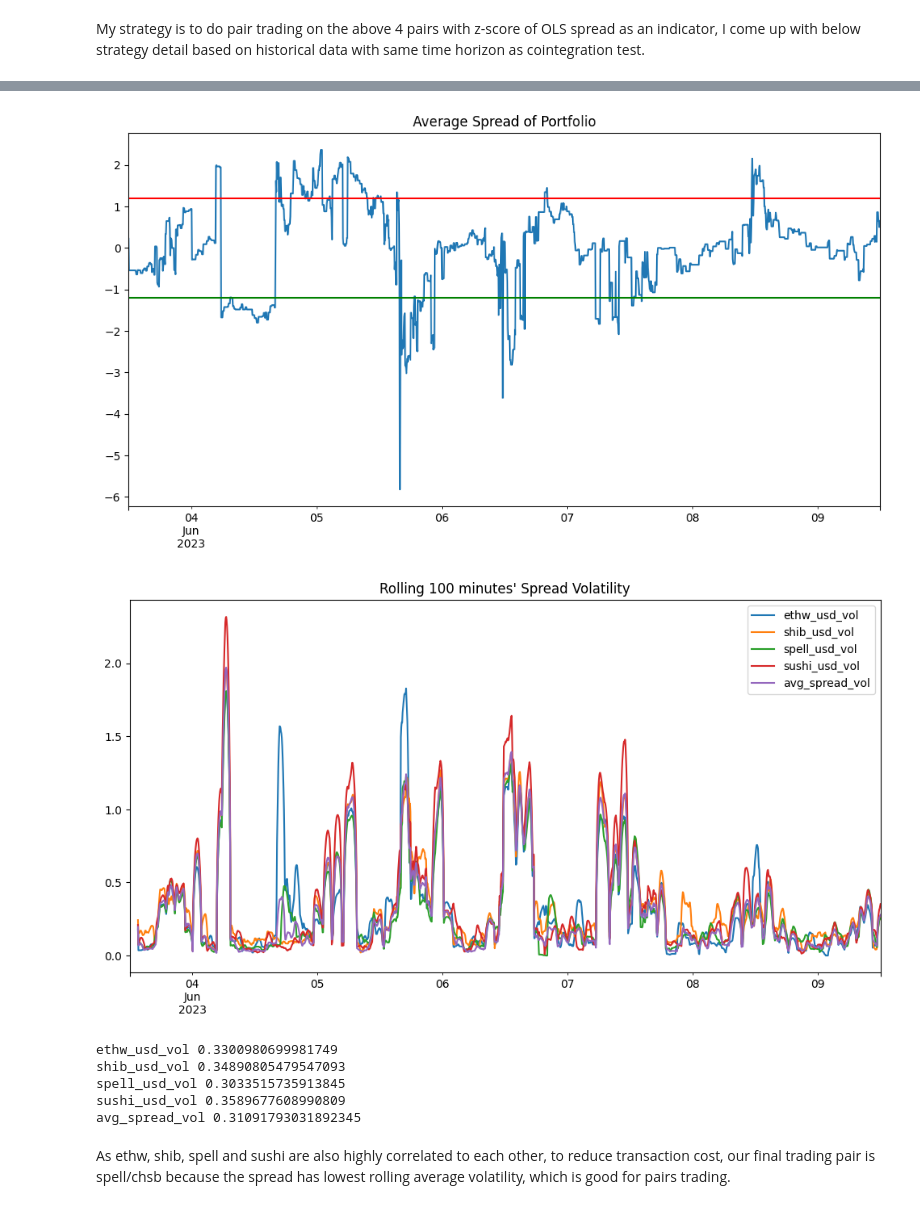
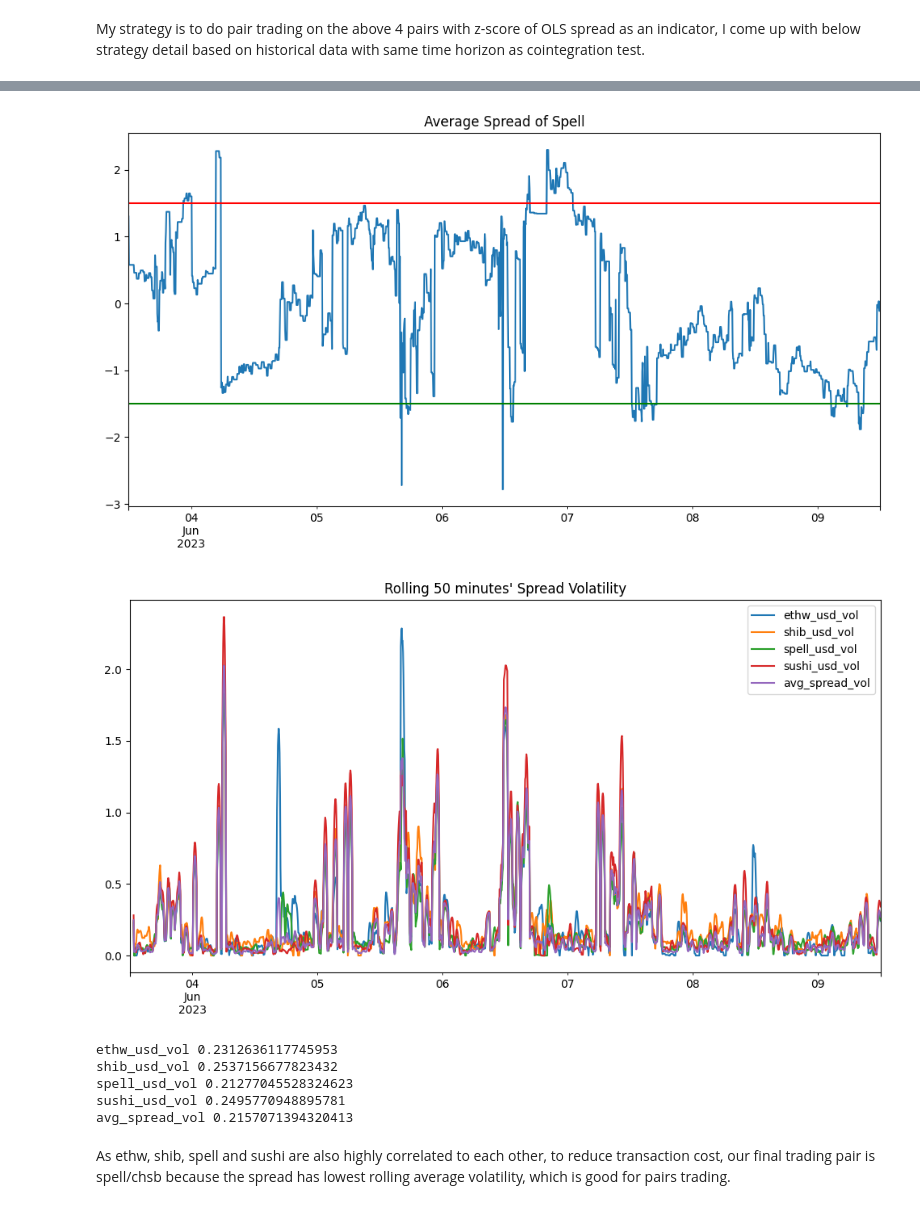
Before and after one commit to Hansen-chen/Crypto_Pairs-Trading-and-Event-Driven-Backtesting, a Jupyter notebook: crypto_strategy_and_backtest.ipynb, the cells around one changed output, grey strips where cells are left out. Saved outputs shown, nothing was run; the diff lists cells and outputs as text; code cells hidden in the pictures.

Commit message:
modified event driven backtest and graph; add write up

```diff
--- a/crypto_strategy_and_backtest.ipynb
+++ b/crypto_strategy_and_backtest.ipynb
@@ -99,0 +128,4 @@ spot_df_corr_test = spot_df[(spot_df.index >= start_time) & (spot_df.index <= en
+# %%
+scores, pvalues, pairs = find_cointegrated_pairs(spot_df_corr_test,min_pvalue)
+print("Below pairs of crypto are chosen for pairs trading strategy")
+print(pairs)
@@ -99,0 +152,5 @@ spot_df_corr_test = spot_df[(spot_df.index >= start_time) & (spot_df.index <= en
+# %%
+all_coins = [a for (a,b) in pairs] + [b for (a,b) in pairs]
+unique_coins = list(set(all_coins))
+selected_spot_df_corr_test = spot_df_corr_test[unique_coins]
+pair_correlations = selected_spot_df_corr_test.corr()
@@ -99,0 +172,3 @@ spot_df_corr_test = spot_df[(spot_df.index >= start_time) & (spot_df.index <= en
+# %%
+final_pairs = [pair for pair in pairs if not ("mxnt_usd" in pair)]
+final_pairs
@@ -147,23 +213,23 @@ all_spreads
 # %%
 #plot the avg_spread of the portfolio
-all_spreads['ethw_usd'].plot(figsize=(12,6))
-plt.axhline(1.2, color='red')
-plt.axhline(-1.2, color='green')
-plt.title("Average Spread of Portfolio")
+all_spreads['spell_usd'].plot(figsize=(12,6))
+plt.axhline(1.5, color='red')
+plt.axhline(-1.5, color='green')
+plt.title("Average Spread of Spell")
 plt.show()
 # %% [output]
-[figure, old version]
+[figure, new version]
 # %%
-#calculate volatility of all_spreads, for each column individually in rolling window of 20
+#calculate volatility of all_spreads, for each column individually in rolling window of 10
 for column in all_spreads.columns:
-    all_spreads[column+'_vol'] = all_spreads[column].rolling(20).std()
+    all_spreads[column+'_vol'] = all_spreads[column].rolling(10).std()
 
 #plot the volatility of the portfolio
 for column in all_spreads.columns:
     if '_vol' in column:
         all_spreads[column].plot(figsize=(12,6),label=column)
 plt.legend()
-plt.title("Rolling 100 minutes' Spread Volatility")
+plt.title("Rolling 50 minutes' Spread Volatility")
 plt.show()
 
 #print average volatility of the portfolio
@@ -171,12 +237,12 @@ for column in all_spreads.columns:
     if '_vol' in column:
         print(column,all_spreads[column].mean())
 # %% [output]
-[figure, old version]
+[figure, new version]
-ethw_usd_vol 0.3300980699981749
-shib_usd_vol 0.34890805479547093
-spell_usd_vol 0.3033515735913845
-sushi_usd_vol 0.3589677608990809
-avg_spread_vol 0.31091793031892345
+ethw_usd_vol 0.2312636117745953
+shib_usd_vol 0.2537156677823432
+spell_usd_vol 0.21277045528324623
+sushi_usd_vol 0.2495770948895781
+avg_spread_vol 0.2157071394320413
 # %% [markdown]
 As ethw, shib, spell and sushi are also highly correlated to each other, to reduce transaction cost, our final trading pair is spell/chsb because the spread has lowest rolling average volatility, which is good for pairs trading.
 # %% [markdown]
```
Also changed, not shown: parts of 24 cells of this notebook.
